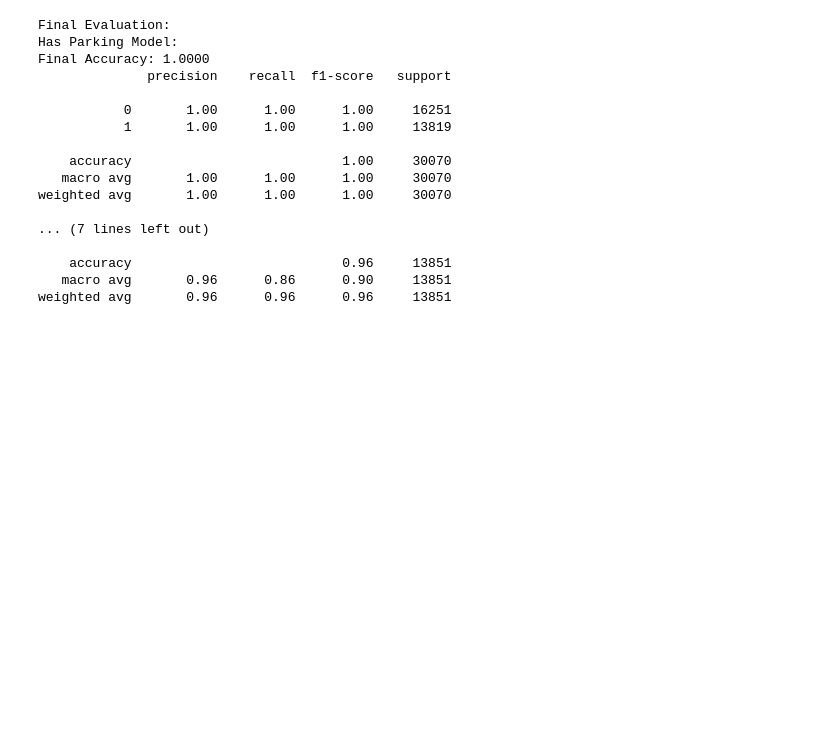
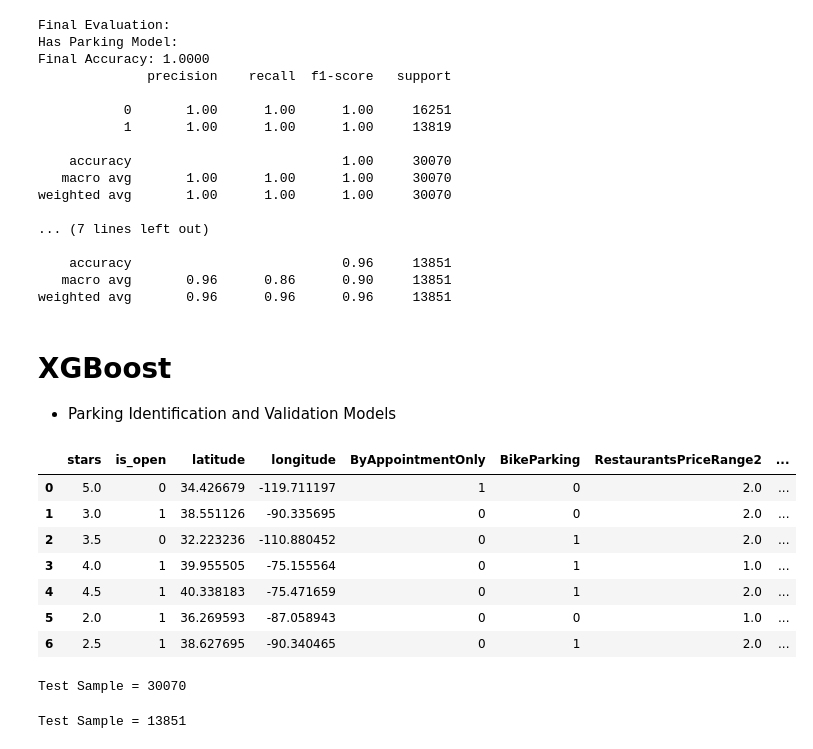
Before and after one commit to Aparnajr2000/AISC2000_GroupTrees_ASMT3, a Jupyter notebook: notebooks/AISC2000_GroupTrees_Assignment3.ipynb, the cells around one changed output. Saved outputs shown, nothing was run; the diff lists cells and outputs as text; code cells hidden in the pictures; blank space fills up the shorter version.

Commit message:
XGBoost (Parking Identification and Validation)
Continuation from Random Forest

```diff
--- a/notebooks/AISC2000_GroupTrees_Assignment3.ipynb
+++ b/notebooks/AISC2000_GroupTrees_Assignment3.ipynb
@@ -1316,3 +1311,6 @@ weighted avg       1.00      1.00      1.00     30070
     accuracy                           0.96     13851
    macro avg       0.96      0.86      0.90     13851
 weighted avg       0.96      0.96      0.96     13851
+# %% [markdown]
+# XGBoost
+ - Parking Identification and Validation Models
@@ -1318,0 +1325,14 @@ weighted avg       0.96      0.96      0.96     13851
+# %%
+# Load the model dataset
+df = pd.read_csv('./Model_dataset.csv')
+# %%
+df.head(7) # Check the first 7 dataset
+# %% [output]
+|  | stars | is_open | latitude | longitude | ByAppointmentOnly | BikeParking | RestaurantsPriceRange2 | ... |
+| 0 | 5.0 | 0 | 34.426679 | -119.711197 | 1 | 0 | 2.0 | ... |
+| 1 | 3.0 | 1 | 38.551126 | -90.335695 | 0 | 0 | 2.0 | ... |
+| 2 | 3.5 | 0 | 32.223236 | -110.880452 | 0 | 1 | 2.0 | ... |
+| 3 | 4.0 | 1 | 39.955505 | -75.155564 | 0 | 1 | 1.0 | ... |
+| 4 | 4.5 | 1 | 40.338183 | -75.471659 | 0 | 1 | 2.0 | ... |
+| 5 | 2.0 | 1 | 36.269593 | -87.058943 | 0 | 0 | 1.0 | ... |
+| 6 | 2.5 | 1 | 38.627695 | -90.340465 | 0 | 1 | 2.0 | ... |
@@ -1318,0 +1342,27 @@ weighted avg       0.96      0.96      0.96     13851
+# %%
+# Target Variable for parking identification
+y_parking_id = (df['BusinessParking_garage'] | df['BusinessParking_street'] |
+                 df['BusinessParking_lot'] | df['BusinessParking_valet']).astype(int)
+
+# Split Training and Test data for parking identification
+X_train_pi, X_test_pi, y_train_pi, y_test_pi = train_test_split(X, y_parking_id, test_size=0.2, random_state=42)
+
+# Check the size of the test data sample
+print('Test Sample =', len(X_test_pi))
+# %% [output]
+Test Sample = 30070
+# %%
+# Target variable for parking validation
+businesses_with_parking = df[y_parking_id == 1]
+
+# Features and target variable for parking validation
+X_parking = businesses_with_parking.drop(['parking_status', 'city_encoded'], axis=1)
+y_parking_validated = businesses_with_parking['parking_status']
+
+# Split Training and Test data for parking validation
+X_train_v, X_test_v, y_train_v, y_test_v = train_test_split(X_parking, y_parking_validated, test_size=0.2, random_state=42)
+
+# Check the size of the test data sample
+print('Test Sample =', len(X_test_v))
+# %% [output]
+Test Sample = 13851
```
Also changed, not shown: parts of 7 cells of this notebook.
